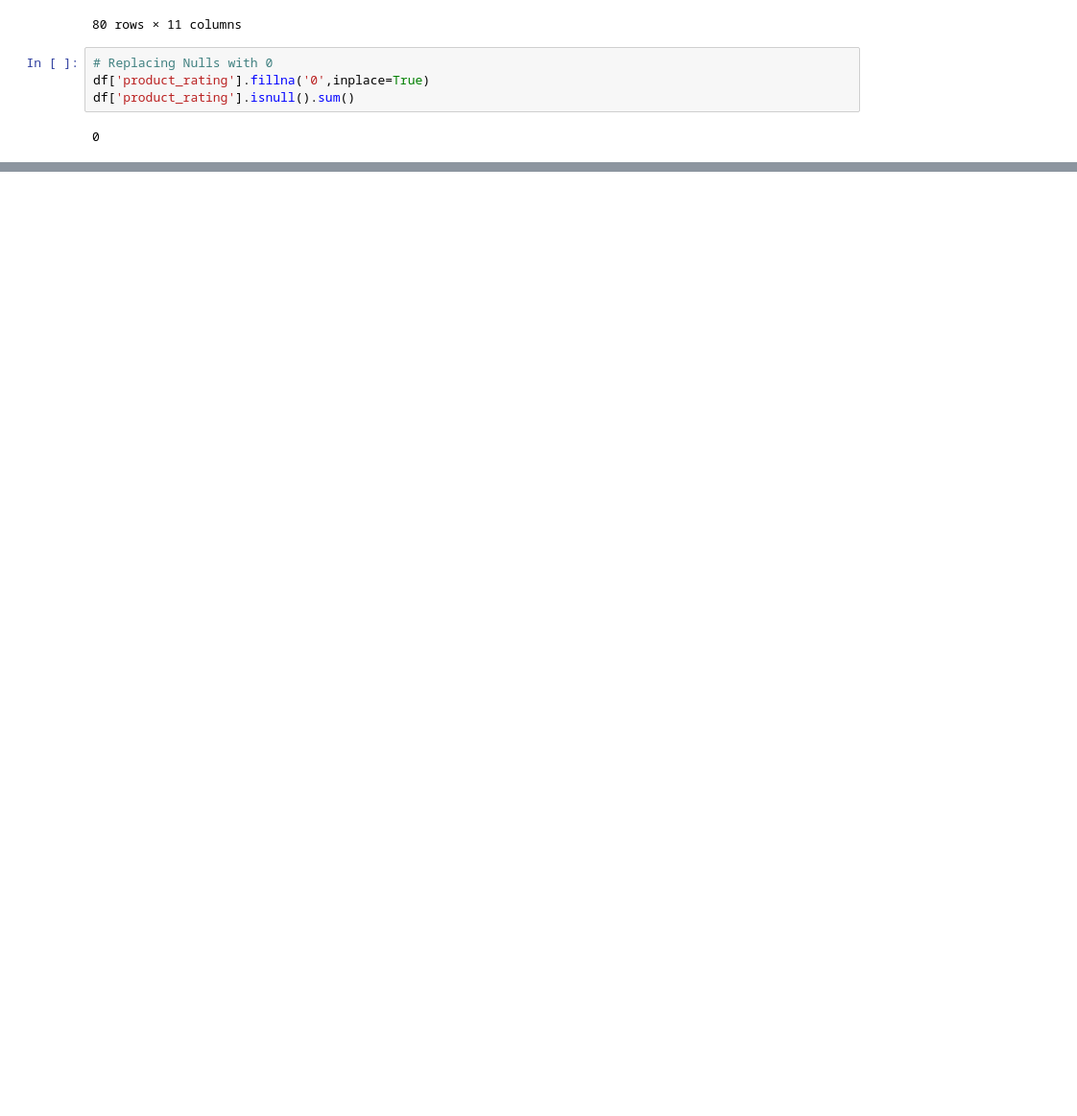
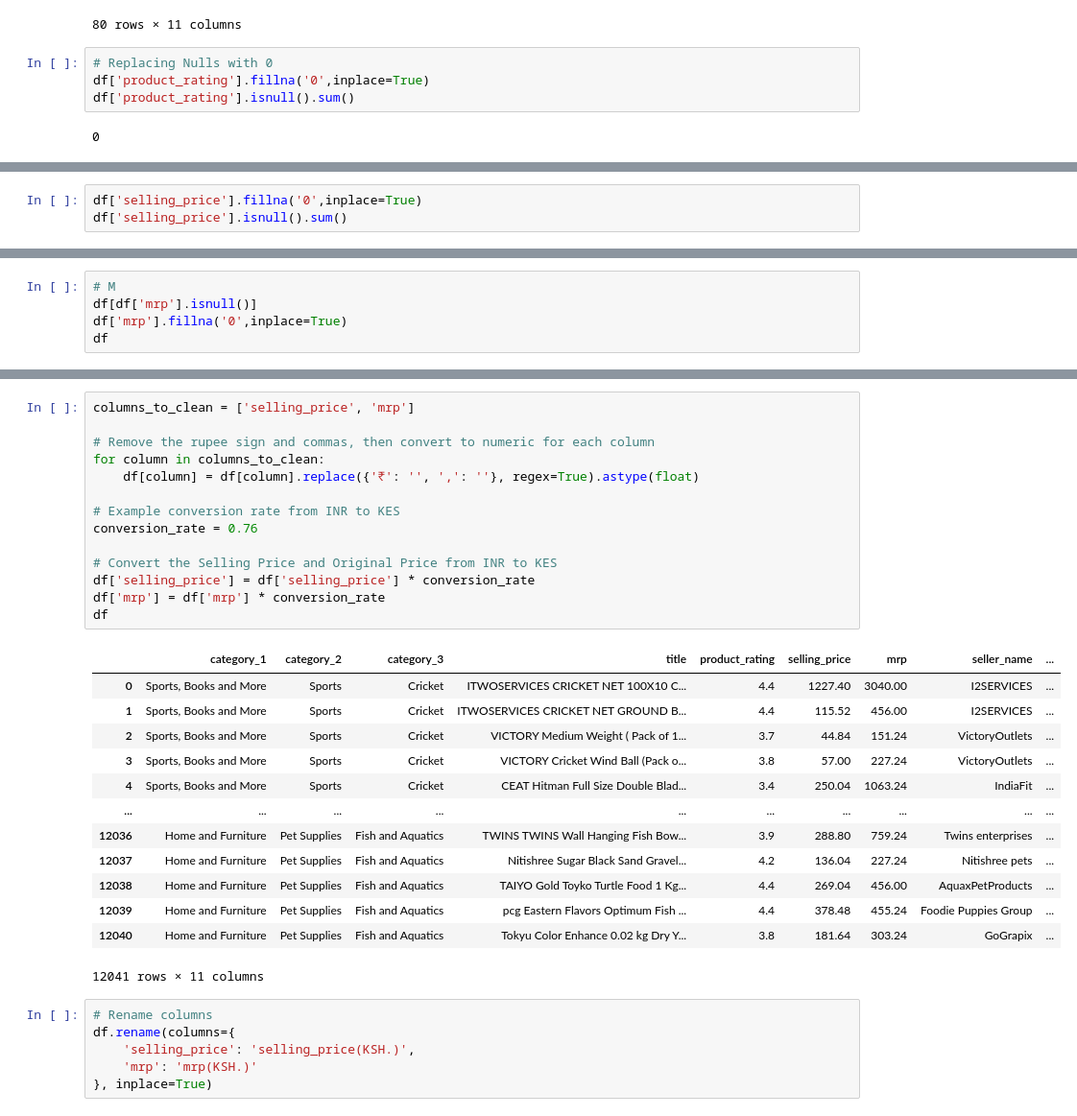
Before and after one commit to franchiseBoyz/Ecommerce-Recommender-System, a Jupyter notebook: notebook.ipynb, the cells around one changed output, grey strips where cells are left out. Shown at 96% size. Saved outputs shown, nothing was run; the diff lists cells and outputs as text; blank space fills up the shorter version.

Commit message:
finished data cleaning

```diff
--- a/notebook.ipynb
+++ b/notebook.ipynb
@@ -208,3 +208,6 @@ df[df['selling_price'].isnull()]
 | 11548 | Home and Furniture | Home Décor | Clocks | BAREPEPE Digital Black Clock | 0 | NaN | NaN | NaN | ... |
 | 11817 | Home and Furniture | Home Lighting | Ceiling Lamp | Other | 0 | NaN | NaN | NaN | ... |
 | 12001 | Home and Furniture | Pet Supplies | Fish and Aquatics | Other | 0 | NaN | NaN | NaN | ... |
+# %%
+df['selling_price'].fillna('0',inplace=True)
+df['selling_price'].isnull().sum()
@@ -210,0 +216,5 @@ df[df['selling_price'].isnull()]
+# %%
+# M
+df[df['mrp'].isnull()]
+df['mrp'].fillna('0',inplace=True)
+df
@@ -210,0 +235,34 @@ df[df['selling_price'].isnull()]
+# %%
+columns_to_clean = ['selling_price', 'mrp']
+
+# Remove the rupee sign and commas, then convert to numeric for each column
+for column in columns_to_clean:
+    df[column] = df[column].replace({'₹': '', ',': ''}, regex=True).astype(float)
+
+# Example conversion rate from INR to KES
+conversion_rate = 0.76
+
+# Convert the Selling Price and Original Price from INR to KES
+df['selling_price'] = df['selling_price'] * conversion_rate
+df['mrp'] = df['mrp'] * conversion_rate
+df
+# %% [output]
+|  | category_1 | category_2 | category_3 | title | product_rating | selling_price | mrp | seller_name | ... |
+| 0 | Sports, Books and More | Sports | Cricket | ITWOSERVICES CRICKET NET 100X10 C... | 4.4 | 1227.40 | 3040.00 | I2SERVICES | ... |
+| 1 | Sports, Books and More | Sports | Cricket | ITWOSERVICES CRICKET NET GROUND B... | 4.4 | 115.52 | 456.00 | I2SERVICES | ... |
+| 2 | Sports, Books and More | Sports | Cricket | VICTORY Medium Weight ( Pack of 1... | 3.7 | 44.84 | 151.24 | VictoryOutlets | ... |
+| 3 | Sports, Books and More | Sports | Cricket | VICTORY Cricket Wind Ball (Pack o... | 3.8 | 57.00 | 227.24 | VictoryOutlets | ... |
+| 4 | Sports, Books and More | Sports | Cricket | CEAT Hitman Full Size Double Blad... | 3.4 | 250.04 | 1063.24 | IndiaFit | ... |
+| ... | ... | ... | ... | ... | ... | ... | ... | ... | ... |
+| 12036 | Home and Furniture | Pet Supplies | Fish and Aquatics | TWINS TWINS Wall Hanging Fish Bow... | 3.9 | 288.80 | 759.24 | Twins enterprises | ... |
+| 12037 | Home and Furniture | Pet Supplies | Fish and Aquatics | Nitishree Sugar Black Sand Gravel... | 4.2 | 136.04 | 227.24 | Nitishree pets | ... |
+| 12038 | Home and Furniture | Pet Supplies | Fish and Aquatics | TAIYO Gold Toyko Turtle Food 1 Kg... | 4.4 | 269.04 | 456.00 | AquaxPetProducts | ... |
+| 12039 | Home and Furniture | Pet Supplies | Fish and Aquatics | pcg Eastern Flavors Optimum Fish ... | 4.4 | 378.48 | 455.24 | Foodie Puppies Group | ... |
+| 12040 | Home and Furniture | Pet Supplies | Fish and Aquatics | Tokyu Color Enhance 0.02 kg Dry Y... | 3.8 | 181.64 | 303.24 | GoGrapix | ... |
+12041 rows × 11 columns
+# %%
+# Rename columns
+df.rename(columns={
+    'selling_price': 'selling_price(KSH.)',
+    'mrp': 'mrp(KSH.)'
+}, inplace=True)
```
Also changed, not shown: parts of 14 cells of this notebook.
